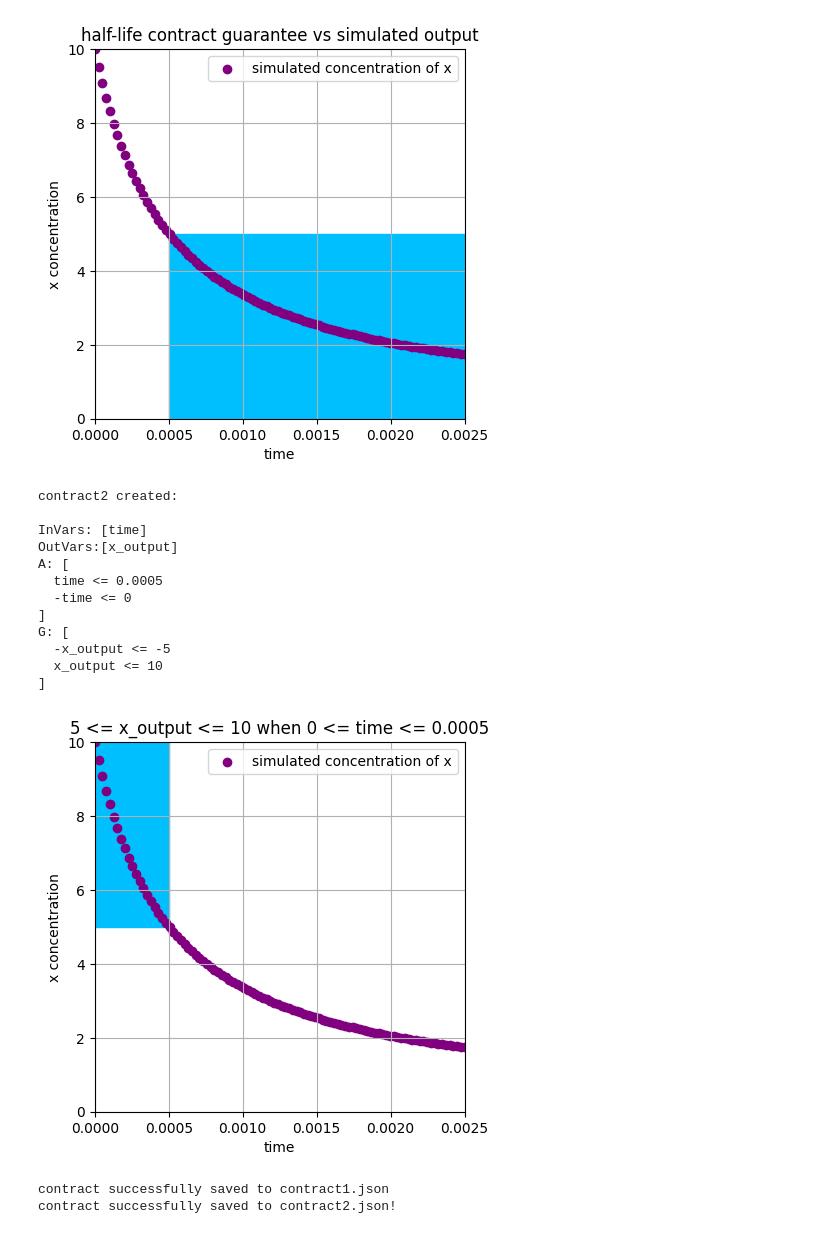
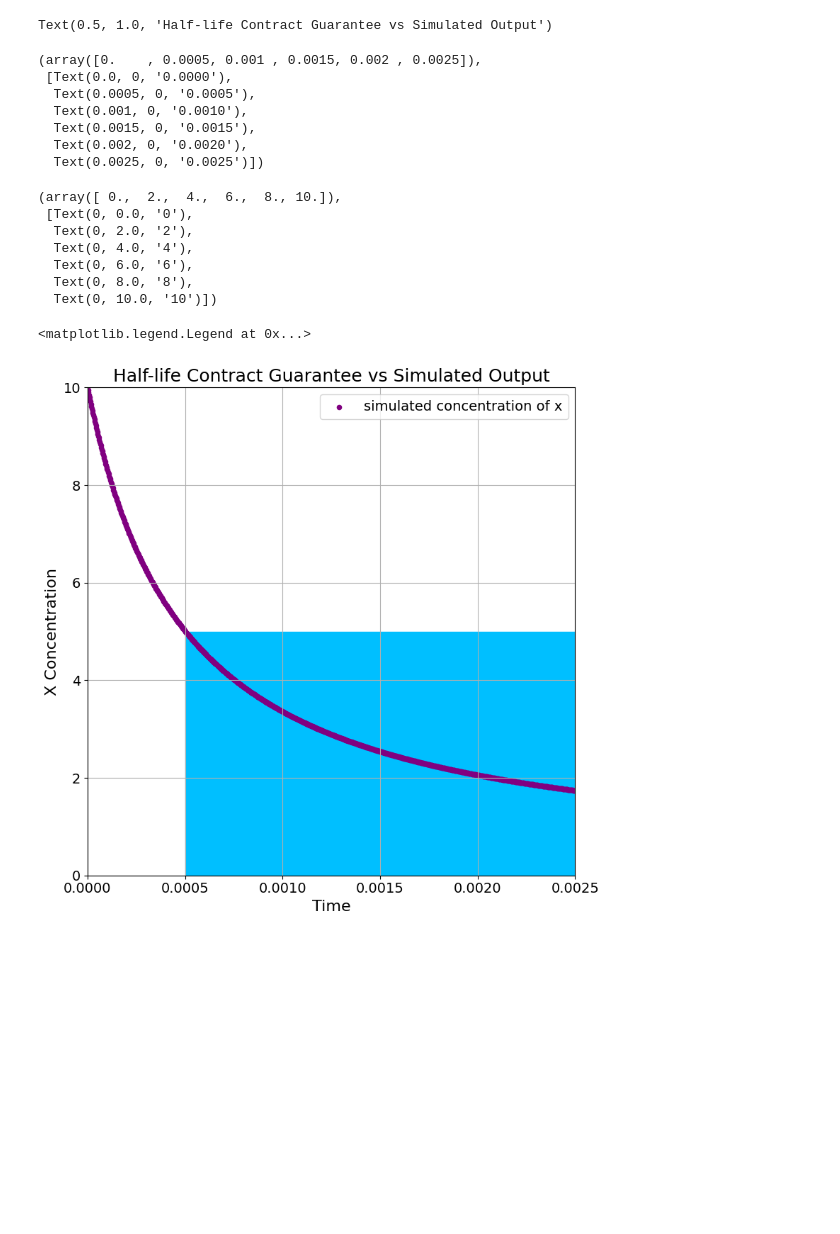
Before and after one commit to basspunkfm/ProjectSummer2025, a Jupyter notebook: autoreduce_pacti.ipynb, the cells around one changed output. Saved outputs shown, nothing was run; the diff lists cells and outputs as text; code cells hidden in the pictures; blank space fills up the shorter version.

```diff
--- a/autoreduce_pacti.ipynb
+++ b/autoreduce_pacti.ipynb
@@ -121,19 +174,32 @@ fig = plot_guarantees(
     y_lims=(0, 10)
 )
 
-plt.scatter(timepoints_ode, x_output_data, color="purple", label="simulated concentration of x")
-plt.xlabel("time")
-plt.ylabel("x concentration")
-plt.title("half-life contract guarantee vs simulated output")
-plt.legend()
+fig.set_size_inches(10, 8)
+
+# Add the scatter plot with visible size
+plt.scatter(timepoints_ode, x_output_data, color="purple", label="simulated concentration of x", s=20)
+
+# Optional: fine-tune the view window to match contract 2
+plt.xlim(0, 0.0025)
+plt.ylim(0, 10)
+
+# Labels and styling
+plt.xlabel("Time", fontsize=16)
+plt.ylabel("X Concentration", fontsize=16)
+plt.title("Half-life Contract Guarantee vs Simulated Output", fontsize=18)
+plt.xticks(fontsize=14)
+plt.yticks(fontsize=14)
+plt.legend(fontsize=14)
 plt.grid(True)
+plt.tight_layout()
 plt.show()
+
 
 print("contract2 created:\n")
 print(contract2)
 
 fig = plot_guarantees(
-    contract=contract2,
+    contract=contract1,
     x_var=Var("time"),
     y_var=Var("x_output"),
     var_values={},
@@ -141,12 +207,24 @@ fig = plot_guarantees(
     y_lims=(0, 10)
 )
 
-plt.scatter(timepoints_ode, x_output_data, color="purple", label="simulated concentration of x")
-plt.xlabel("time")
-plt.ylabel("x concentration")
-plt.title("5 <= x_output <= 10 when 0 <= time <= 0.0005")
-plt.legend()
+fig.set_size_inches(10, 8)
+
+# Add the scatter plot with visible size
+plt.scatter(timepoints_ode, x_output_data, color="purple", label="simulated concentration of x", s=20)
+
+# Optional: fine-tune the view window to match contract 2
+plt.xlim(0, 0.0025)
+plt.ylim(0, 10)
+
+# Labels and styling
+plt.xlabel("Time", fontsize=16)
+plt.ylabel("X Concentration", fontsize=16)
+plt.title("Half-life Contract Guarantee vs Simulated Output", fontsize=18)
+plt.xticks(fontsize=14)
+plt.yticks(fontsize=14)
+plt.legend(fontsize=14)
 plt.grid(True)
+plt.tight_layout()
 plt.show()
 
 
@@ -185,16 +268,17 @@ G: [
+Text(0.5, 1.0, 'Half-life Contract Guarantee vs Simulated Output')
+(array([0.    , 0.0005, 0.001 , 0.0015, 0.002 , 0.0025]),
+ [Text(0.0, 0, '0.0000'),
+  Text(0.0005, 0, '0.0005'),
+  Text(0.001, 0, '0.0010'),
+  Text(0.0015, 0, '0.0015'),
+  Text(0.002, 0, '0.0020'),
+  Text(0.0025, 0, '0.0025')])
+(array([ 0.,  2.,  4.,  6.,  8., 10.]),
+ [Text(0, 0.0, '0'),
+  Text(0, 2.0, '2'),
+  Text(0, 4.0, '4'),
+  Text(0, 6.0, '6'),
+  Text(0, 8.0, '8'),
+  Text(0, 10.0, '10')])
+<matplotlib.legend.Legend at 0x...>
-[figure, old version]
+[figure, new version]
-contract2 created:
-
-InVars: [time]
-OutVars:[x_output]
-A: [
-  time <= 0.0005
-  -time <= 0
-]
-G: [
-  -x_output <= -5
-  x_output <= 10
-]
-[figure, removed]
-contract successfully saved to contract1.json
-contract successfully saved to contract2.json!
```
Also changed, not shown: parts of 3 cells of this notebook, 2 other files.
